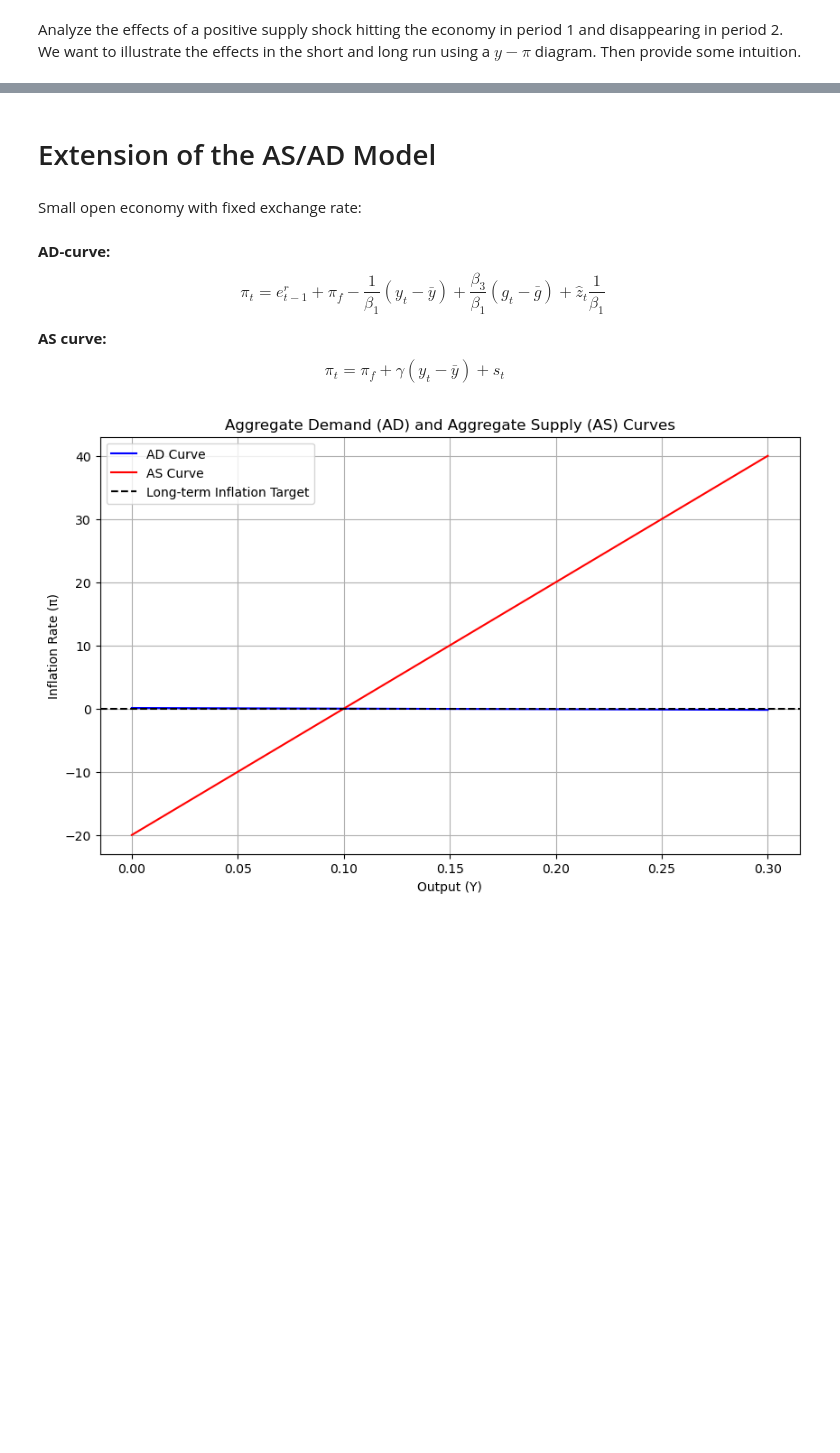
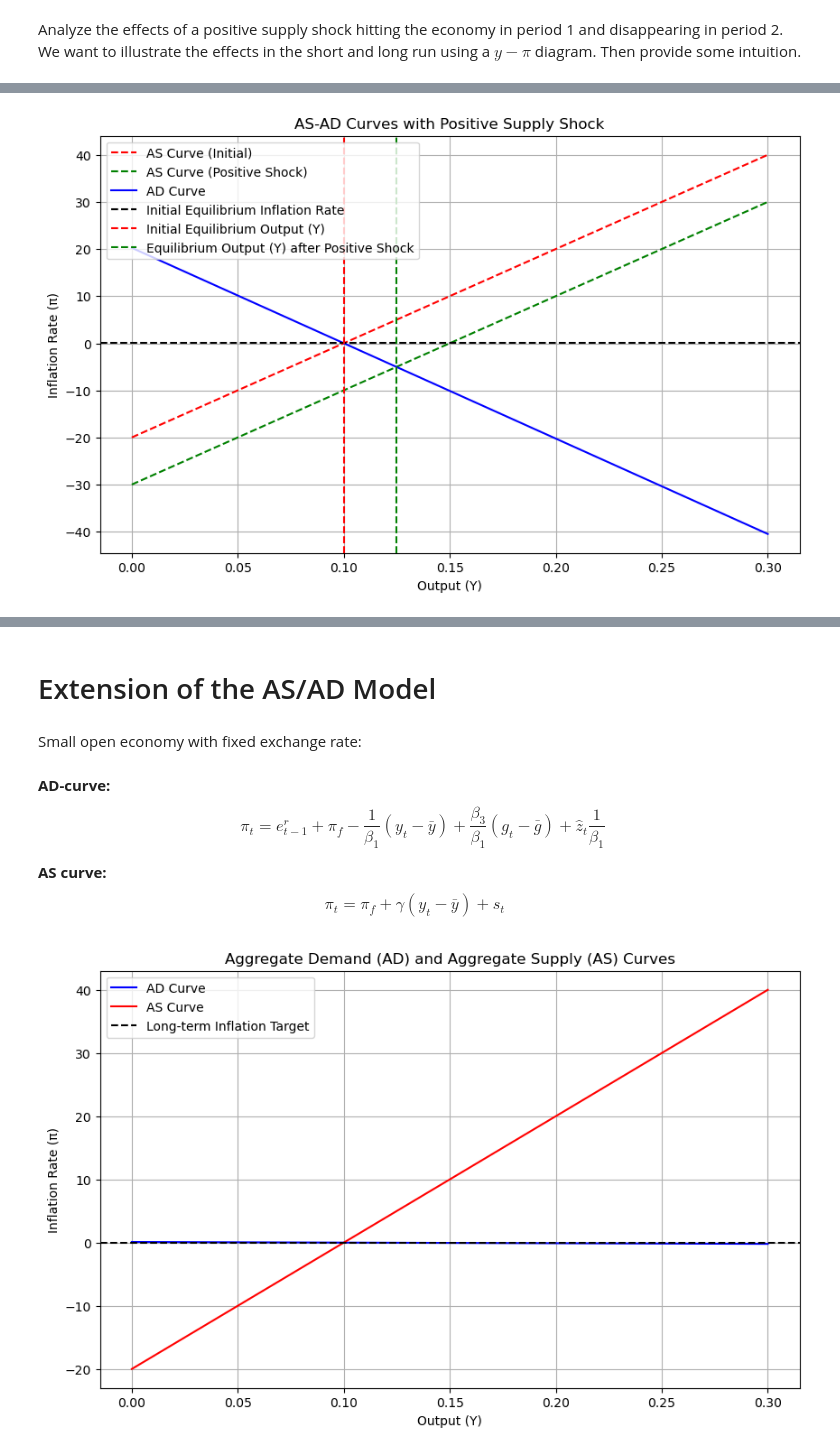
Before and after one commit to NumEconCopenhagen/projects-2024-of-coding, a Jupyter notebook: modelproject/modelproject.ipynb, the cells around one changed output, grey strips where cells are left out. Drawn from its saved outputs; the diff is of its cells as text; code cells hidden in the pictures; blank space fills up the shorter version.

```diff
--- a/modelproject/modelproject.ipynb
+++ b/modelproject/modelproject.ipynb
@@ -188,0 +228,97 @@ plt.show()
+# %%
+import numpy as np
+from scipy.optimize import root
+import matplotlib.pyplot as plt
+
+# Parameters (already defined previously)
+ar = 0.02
+y_bar = 0.1
+gamma = 200  # Positive slope
+alpha_1 = 0.025
+alpha_2 = 0.025
+alpha_3 = 0.025
+h = 0.2
+b = 0.5
+g_bar = 0.2
+tau_bar = 0.2
+tau = 0.2
+g_t = 0.2
+v_t = 0
+rho_t = 0
+s_t_initial = 0
+s_t_new = -10
+pi = 0.02
+pi_1 = 0.02
+
+# Function to calculate z_t
+def calculate_z_t(alpha_1, h, alpha_2, b, g_t, g_bar, alpha_3, tau, tau_bar, v_t, rho_t):
+    z_t = (alpha_1 * (g_t - g_bar) + alpha_3 * (tau - tau_bar) + v_t - alpha_2 * rho_t) / (1 + alpha_2 * b)
+    return z_t
+
+# Function to calculate a
+def a(alpha_2, h, b):
+    return (alpha_2 * h) / (1 + alpha_2 * b)
+
+# Calculate z_t
+z_t = calculate_z_t(alpha_1, h, alpha_2, b, g_t, g_bar, alpha_3, tau, tau_bar, v_t, rho_t)
+
+# Define AD curve function
+def ad_curve(y, y_bar, pi_star, z_t):
+    return - 1 / a(alpha_2, h, b) * (y - y_bar - z_t) + pi_star
+
+# Define AS curve function
+def as_curve(y, pi_1, gamma, y_bar, s_t):
+    return pi_1 + gamma * (y - y_bar) + s_t
+
+# Function to compute excess demand (difference between AD and AS curves)
+def excess_demand(y, s_t):
+    pi_ad = ad_curve(y, y_bar, pi, z_t)
+    pi_as = as_curve(y, pi_1, gamma, y_bar, s_t)
+    return pi_ad - pi_as
+
+# Initial guess for y (output level)
+y_guess = 0.1
+
+# Use root finder to find the equilibrium output level for initial supply shock
+result_initial = root(excess_demand, y_guess, args=(s_t_initial,))
+
+# Use root finder to find the equilibrium output level for positive supply shock
+result_positive = root(excess_demand, y_guess, args=(s_t_new,))
+
+# Check if the root finder was successful and print the results
+if result_initial.success and result_positive.success:
+    equilibrium_y_initial = result_initial.x[0]
+    equilibrium_y_positive = result_positive.x[0]
+
+    print("Initial Equilibrium Output (Y):", equilibrium_y_initial)
+    print("Initial Equilibrium Inflation Rate (π):", ad_curve(equilibrium_y_initial, y_bar, pi, z_t))
+    print("Equilibrium Output (Y) after Positive Shock:", equilibrium_y_positive)
+    print("Equilibrium Inflation Rate (π) after Positive Shock:", ad_curve(equilibrium_y_positive, y_bar, pi, z_t))
+else:
+    print("Failed to find equilibrium")
+
+# Range of output values
+output_range = np.linspace(0, 0.3, 100)
+
+# Calculate AD curve in equilibrium
+ad_values_initial = ad_curve(output_range, y_bar, pi, z_t)
+
+# Calculate AS curves
+as_values_initial = pi_1 + gamma * (output_range - y_bar) + s_t_initial
+as_values_positive = pi_1 + gamma * (output_range - y_bar) + s_t_new
+
+# Plotting the curves
+plt.figure(figsize=(10, 6))
+plt.plot(output_range, as_values_initial, label='AS Curve (Initial)', color='red', linestyle='--')
+plt.plot(output_range, as_values_positive, label='AS Curve (Positive Shock)', color='green', linestyle='--')
+plt.plot(output_range, ad_values_initial, label='AD Curve', color='blue')
+plt.xlabel('Output (Y)')
+plt.ylabel('Inflation Rate (π)')
+plt.title('AS-AD Curves with Positive Supply Shock')
+plt.axhline(y=pi, color='black', linestyle='--', label='Initial Equilibrium Inflation Rate')
+plt.axvline(x=equilibrium_y_initial, color='red', linestyle='--', label='Initial Equilibrium Output (Y)')
+plt.axvline(x=equilibrium_y_positive, color='green', linestyle='--', label='Equilibrium Output (Y) after Positive Shock')
+plt.legend()
+plt.grid(True)
+plt.show()
+# %% [output]
@@ -189 +329,2 @@ plt.show()
+[figure, added]
 # %% [markdown]
```
Also changed, not shown: parts of 12 cells of this notebook.
